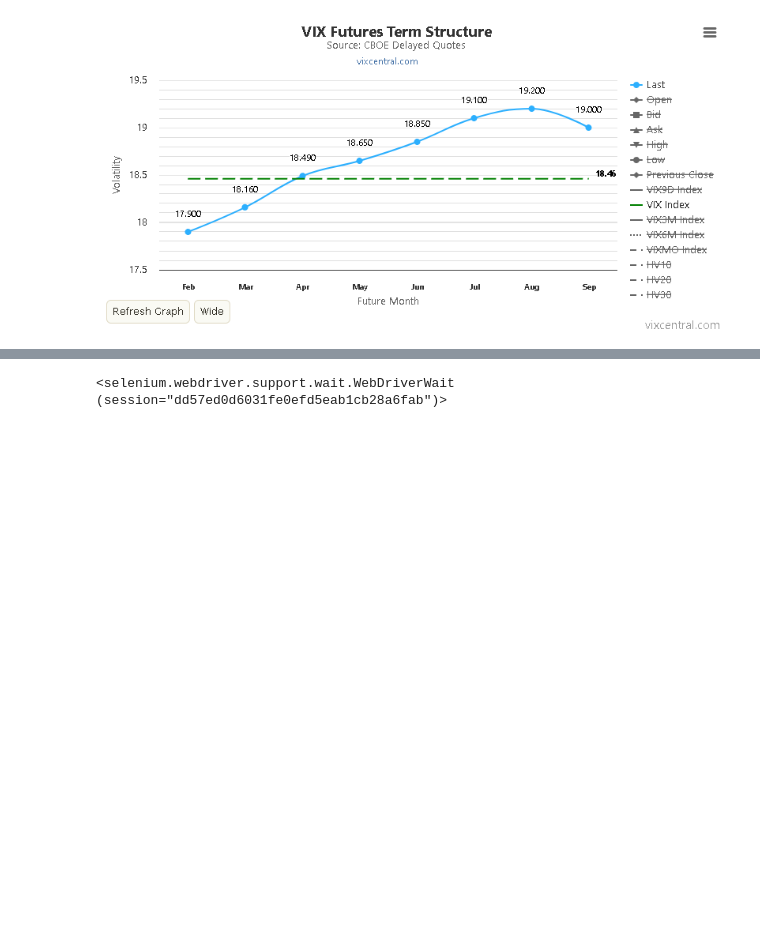
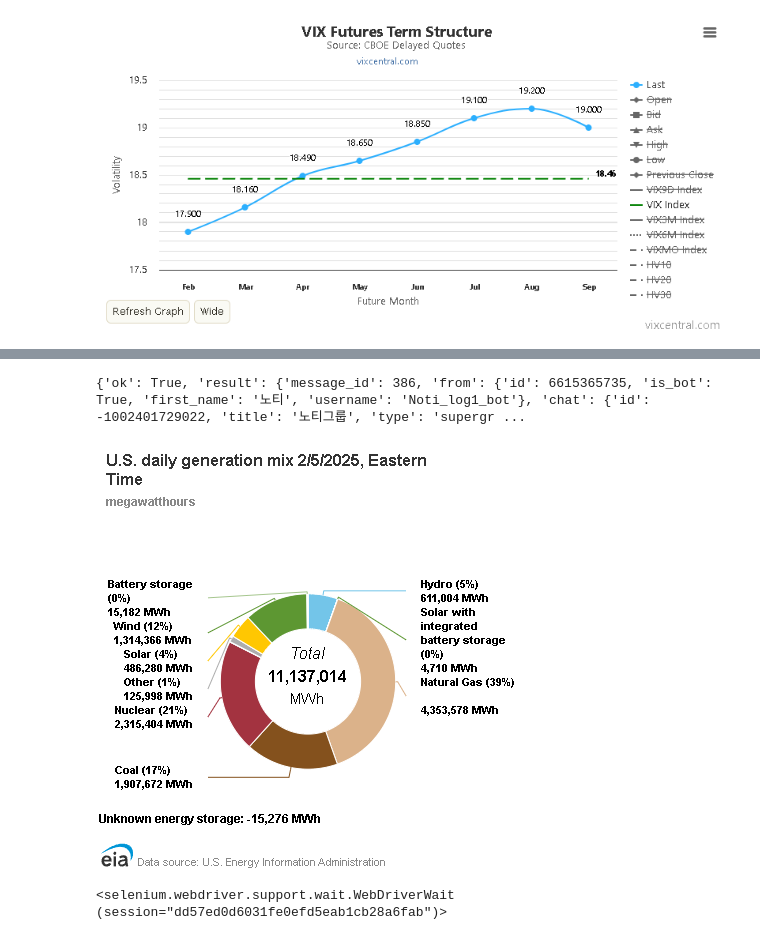
Before and after one commit to junghh21/__GET, a Jupyter notebook: __CAP/test_cap.ipynb, the cells around one changed output, grey strips where cells are left out. Cells and saved outputs as stored; diff of their text form; code cells hidden in the pictures; blank space fills up the shorter version.

```diff
--- a/__CAP/test_cap.ipynb
+++ b/__CAP/test_cap.ipynb
@@ -102,3 +123,13 @@ display(term)
+# %%
+gen = capture_element_screenshot(
+  'https://www.eia.gov/electricity/gridmonitor/dashboard/daily_generation_mix/US48/US48/',
+  '/html/body/div[1]/div[2]/div/app-root/app-dashboard/div/div/div/div[2]/app-grid/div[2]/div/div/gridster/gridster-item[1]/div/app-visualization',
+  delay_wait=5)
+telegram_send_photo (gen)
+display(gen)
+# %% [output]
+{'ok': True, 'result': {'message_id': 386, 'from': {'id': 6615365735, 'is_bot': True, 'first_name': '노티', 'username': 'Noti_log1_bot'}, 'chat': {'id': -1002401729022, 'title': '노티그룹', 'type': 'supergr ...
+[figure, added]
 # %%
 from selenium import webdriver
 from selenium.webdriver.common.by import By
```
Also changed, not shown: parts of 5 cells of this notebook, 2 other files.
